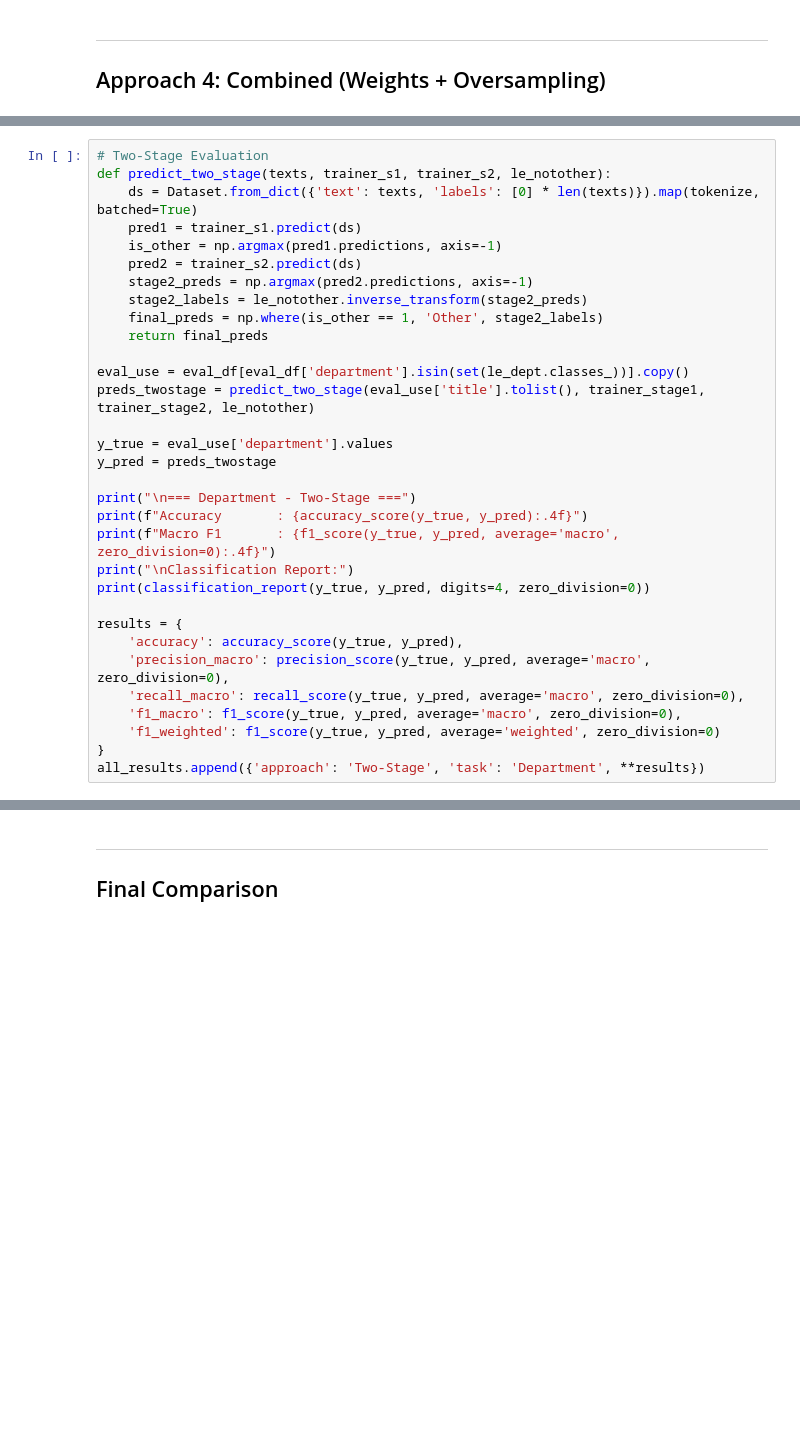
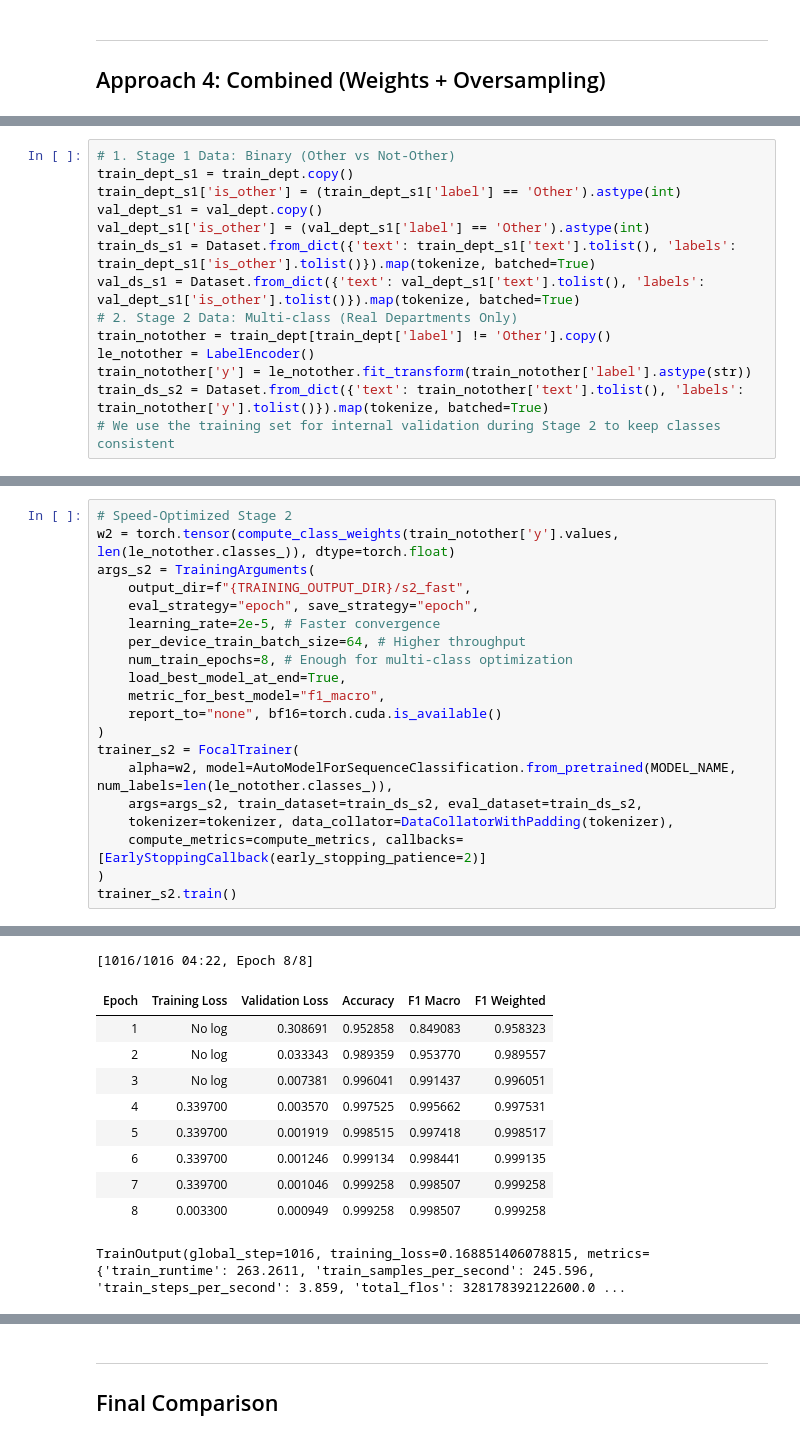
Before and after one commit to Julster35/BuzzwordLearner, a Jupyter notebook: notebooks/08_distilbert_comparison.ipynb, the cells around one changed output, grey strips where cells are left out. Saved outputs shown, nothing was run; the diff lists cells and outputs as text; blank space fills up the shorter version.

Commit message:
cleaned up repo, ran 08 with less training and prepared for submission

```diff
--- a/notebooks/08_distilbert_comparison.ipynb
+++ b/notebooks/08_distilbert_comparison.ipynb
@@ -540,0 +681,14 @@ print(f"Stage 1 - Other: {train_dept_stage1['is_other'].sum()}, Not-Other: {len(
+# %%
+# 1. Stage 1 Data: Binary (Other vs Not-Other)
+train_dept_s1 = train_dept.copy()
+train_dept_s1['is_other'] = (train_dept_s1['label'] == 'Other').astype(int)
+val_dept_s1 = val_dept.copy()
+val_dept_s1['is_other'] = (val_dept_s1['label'] == 'Other').astype(int)
+train_ds_s1 = Dataset.from_dict({'text': train_dept_s1['text'].tolist(), 'labels': train_dept_s1['is_other'].tolist()}).map(tokenize, batched=True)
+val_ds_s1 = Dataset.from_dict({'text': val_dept_s1['text'].tolist(), 'labels': val_dept_s1['is_other'].tolist()}).map(tokenize, batched=True)
+# 2. Stage 2 Data: Multi-class (Real Departments Only)
+train_notother = train_dept[train_dept['label'] != 'Other'].copy()
+le_notother = LabelEncoder()
+train_notother['y'] = le_notother.fit_transform(train_notother['label'].astype(str))
+train_ds_s2 = Dataset.from_dict({'text': train_notother['text'].tolist(), 'labels': train_notother['y'].tolist()}).map(tokenize, batched=True)
+# We use the training set for internal validation during Stage 2 to keep classes consistent
@@ -595,32 +790,21 @@ trainer_stage2.train()
-# %%
-# Two-Stage Evaluation
-def predict_two_stage(texts, trainer_s1, trainer_s2, le_notother):
-    ds = Dataset.from_dict({'text': texts, 'labels': [0] * len(texts)}).map(tokenize, batched=True)
-    pred1 = trainer_s1.predict(ds)
-    is_other = np.argmax(pred1.predictions, axis=-1)
-    pred2 = trainer_s2.predict(ds)
-    stage2_preds = np.argmax(pred2.predictions, axis=-1)
-    stage2_labels = le_notother.inverse_transform(stage2_preds)
-    final_preds = np.where(is_other == 1, 'Other', stage2_labels)
-    return final_preds
-
-eval_use = eval_df[eval_df['department'].isin(set(le_dept.classes_))].copy()
-preds_twostage = predict_two_stage(eval_use['title'].tolist(), trainer_stage1, trainer_stage2, le_notother)
-
-y_true = eval_use['department'].values
-y_pred = preds_twostage
-
-print("\n=== Department - Two-Stage ===")
-print(f"Accuracy       : {accuracy_score(y_true, y_pred):.4f}")
-print(f"Macro F1       : {f1_score(y_true, y_pred, average='macro', zero_division=0):.4f}")
-print("\nClassification Report:")
-print(classification_report(y_true, y_pred, digits=4, zero_division=0))
-
-results = {
-    'accuracy': accuracy_score(y_true, y_pred),
-    'precision_macro': precision_score(y_true, y_pred, average='macro', zero_division=0),
-    'recall_macro': recall_score(y_true, y_pred, average='macro', zero_division=0),
-    'f1_macro': f1_score(y_true, y_pred, average='macro', zero_division=0),
-    'f1_weighted': f1_score(y_true, y_pred, average='weighted', zero_division=0)
-}
-all_results.append({'approach': 'Two-Stage', 'task': 'Department', **results})
+# %%
+# Speed-Optimized Stage 2
+w2 = torch.tensor(compute_class_weights(train_notother['y'].values, len(le_notother.classes_)), dtype=torch.float)
+args_s2 = TrainingArguments(
+    output_dir=f"{TRAINING_OUTPUT_DIR}/s2_fast",
+    eval_strategy="epoch", save_strategy="epoch",
+    learning_rate=2e-5, # Faster convergence
+    per_device_train_batch_size=64, # Higher throughput
+    num_train_epochs=8, # Enough for multi-class optimization
+    load_best_model_at_end=True,
+    metric_for_best_model="f1_macro",
+    report_to="none", bf16=torch.cuda.is_available()
+)
+trainer_s2 = FocalTrainer(
+    alpha=w2, model=AutoModelForSequenceClassification.from_pretrained(MODEL_NAME, num_labels=len(le_notother.classes_)),
+    args=args_s2, train_dataset=train_ds_s2, eval_dataset=train_ds_s2,
+    tokenizer=tokenizer, data_collator=DataCollatorWithPadding(tokenizer),
+    compute_metrics=compute_metrics, callbacks=[EarlyStoppingCallback(early_stopping_patience=2)]
+)
+trainer_s2.train()
+# %% [output]
@@ -626,0 +813,11 @@ all_results.append({'approach': 'Two-Stage', 'task': 'Department', **results})
+[1016/1016 04:22, Epoch 8/8]
+| Epoch | Training Loss | Validation Loss | Accuracy | F1 Macro | F1 Weighted |
+| 1 | No log | 0.308691 | 0.952858 | 0.849083 | 0.958323 |
+| 2 | No log | 0.033343 | 0.989359 | 0.953770 | 0.989557 |
+| 3 | No log | 0.007381 | 0.996041 | 0.991437 | 0.996051 |
+| 4 | 0.339700 | 0.003570 | 0.997525 | 0.995662 | 0.997531 |
+| 5 | 0.339700 | 0.001919 | 0.998515 | 0.997418 | 0.998517 |
+| 6 | 0.339700 | 0.001246 | 0.999134 | 0.998441 | 0.999135 |
+| 7 | 0.339700 | 0.001046 | 0.999258 | 0.998507 | 0.999258 |
+| 8 | 0.003300 | 0.000949 | 0.999258 | 0.998507 | 0.999258 |
+TrainOutput(global_step=1016, training_loss=0.168851406078815, metrics={'train_runtime': 263.2611, 'train_samples_per_second': 245.596, 'train_steps_per_second': 3.859, 'total_flos': 328178392122600.0 ...
```
Also changed, not shown: parts of 22 cells of this notebook, 20 other files.
